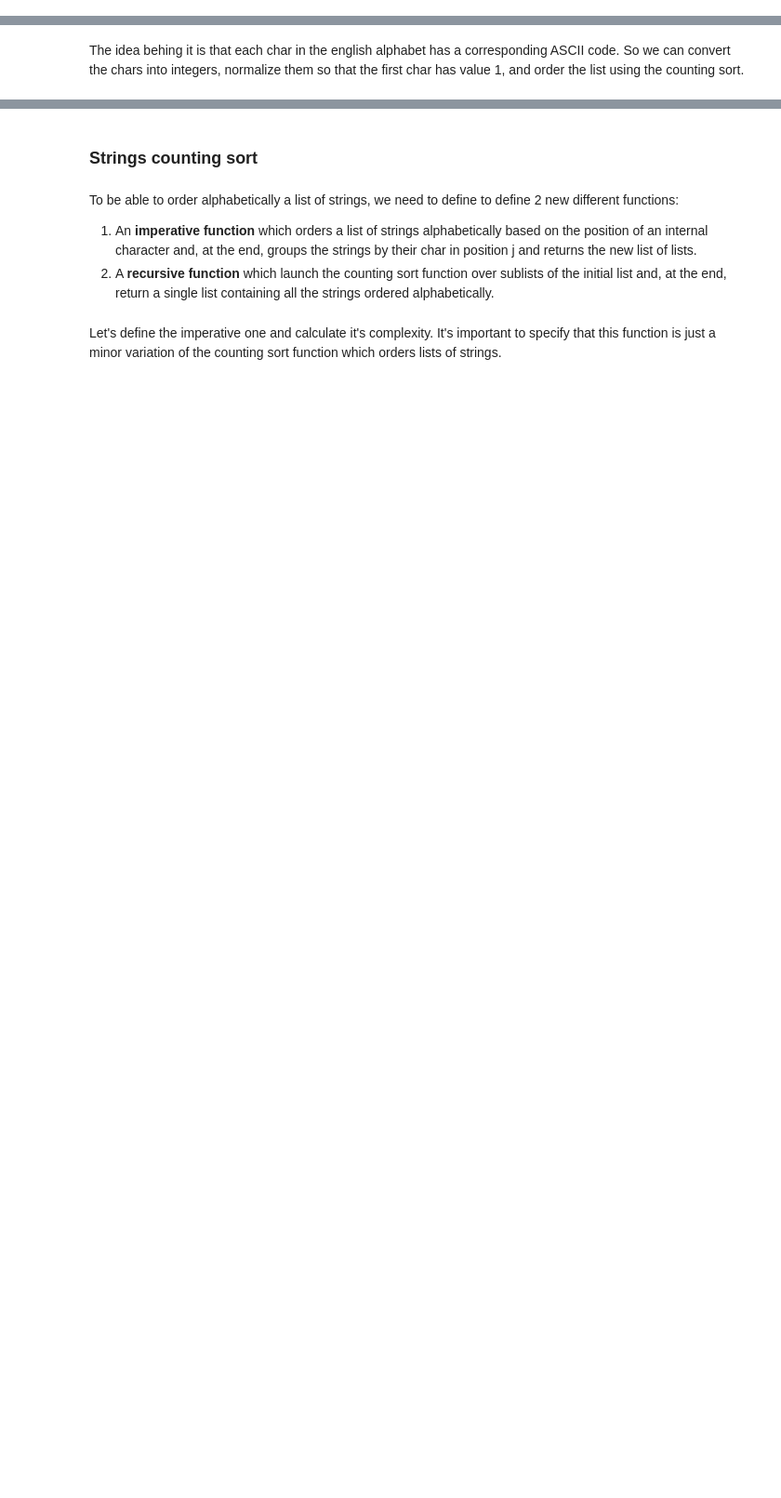
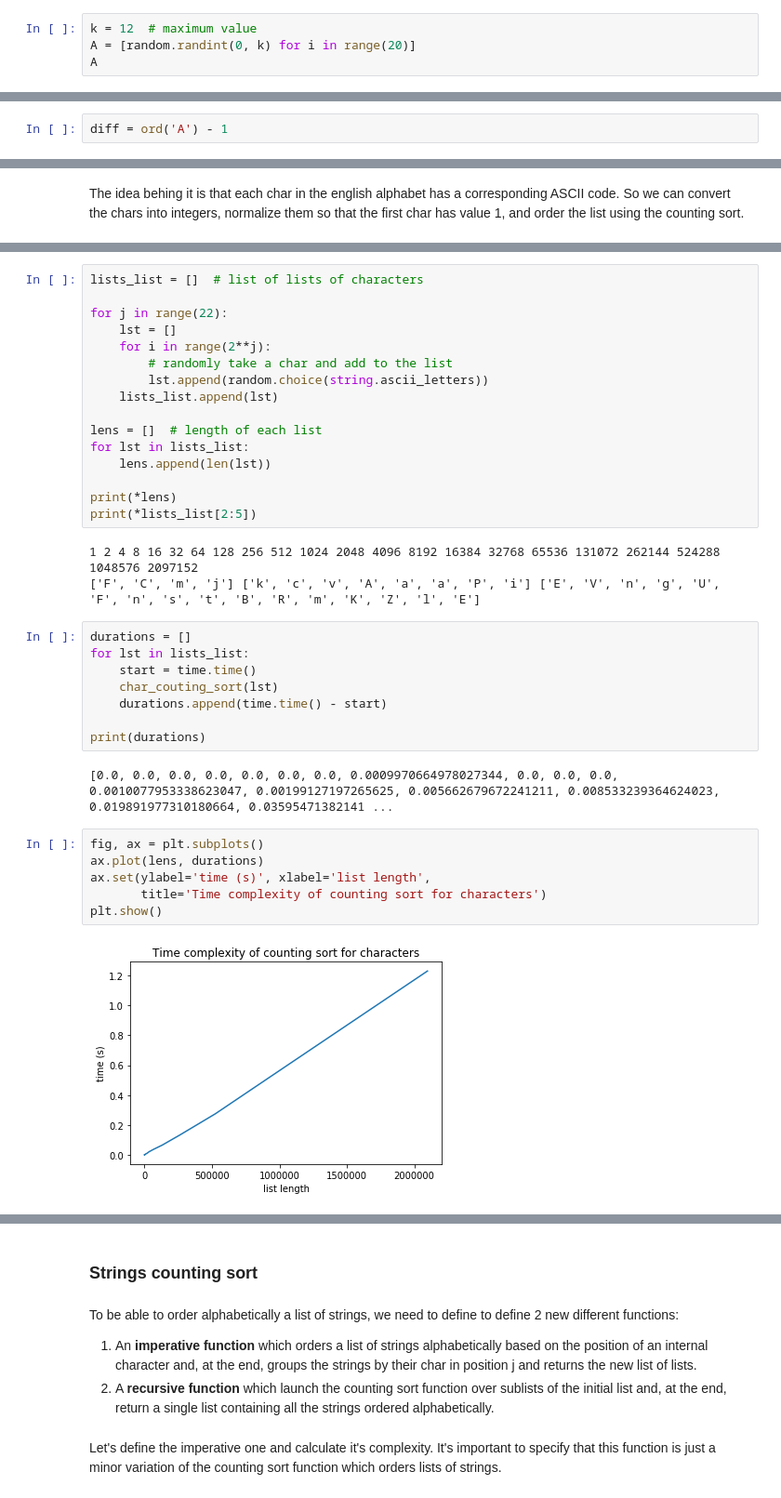
Before and after one commit to Debodeep94/ADM-HW4, a Jupyter notebook: main.ipynb, the cells around one changed output, grey strips where cells are left out. Shown at 93% size. Cells and saved outputs as stored; diff of their text form; blank space fills up the shorter version.

Commit message:
UPDATED complexity explanation for alphabetical sort.

```diff
--- a/main.ipynb
+++ b/main.ipynb
@@ -332,0 +347,4 @@ def counting_sort(A):
+# %%
+k = 12  # maximum value
+A = [random.randint(0, k) for i in range(20)]
+A
@@ -337,5 +365,7 @@ Just in the case of *k* being bigger than *n*, then the complexity would be **O(
 # %% [markdown]
 Given the counting_sort function it's easy to define a new function for ordering a list of char.
+# %%
+diff = ord('A') - 1
 # %%
 def char_couting_sort(lst):
     """
@@ -351,0 +394,37 @@ The idea behing it is that each char in the english alphabet has a corresponding
+# %%
+lists_list = []  # list of lists of characters
+
+for j in range(22):
+    lst = []
+    for i in range(2**j):
+        # randomly take a char and add to the list
+        lst.append(random.choice(string.ascii_letters))
+    lists_list.append(lst)
+
+lens = []  # length of each list
+for lst in lists_list:
+    lens.append(len(lst))
+
+print(*lens)
+print(*lists_list[2:5])
+# %% [output]
+1 2 4 8 16 32 64 128 256 512 1024 2048 4096 8192 16384 32768 65536 131072 262144 524288 1048576 2097152
+['F', 'C', 'm', 'j'] ['k', 'c', 'v', 'A', 'a', 'a', 'P', 'i'] ['E', 'V', 'n', 'g', 'U', 'F', 'n', 's', 't', 'B', 'R', 'm', 'K', 'Z', 'l', 'E']
+# %%
+durations = []
+for lst in lists_list:
+    start = time.time()
+    char_couting_sort(lst)
+    durations.append(time.time() - start)
+
+print(durations)
+# %% [output]
+[0.0, 0.0, 0.0, 0.0, 0.0, 0.0, 0.0, 0.0009970664978027344, 0.0, 0.0, 0.0, 0.0010077953338623047, 0.00199127197265625, 0.005662679672241211, 0.008533239364624023, 0.019891977310180664, 0.03595471382141 ...
+# %%
+fig, ax = plt.subplots()
+ax.plot(lens, durations)
+ax.set(ylabel='time (s)', xlabel='list length',
+       title='Time complexity of counting sort for characters')
+plt.show()
+# %% [output]
+[figure, added]
```
Also changed, not shown: parts of 21 cells of this notebook, 1 other file.
